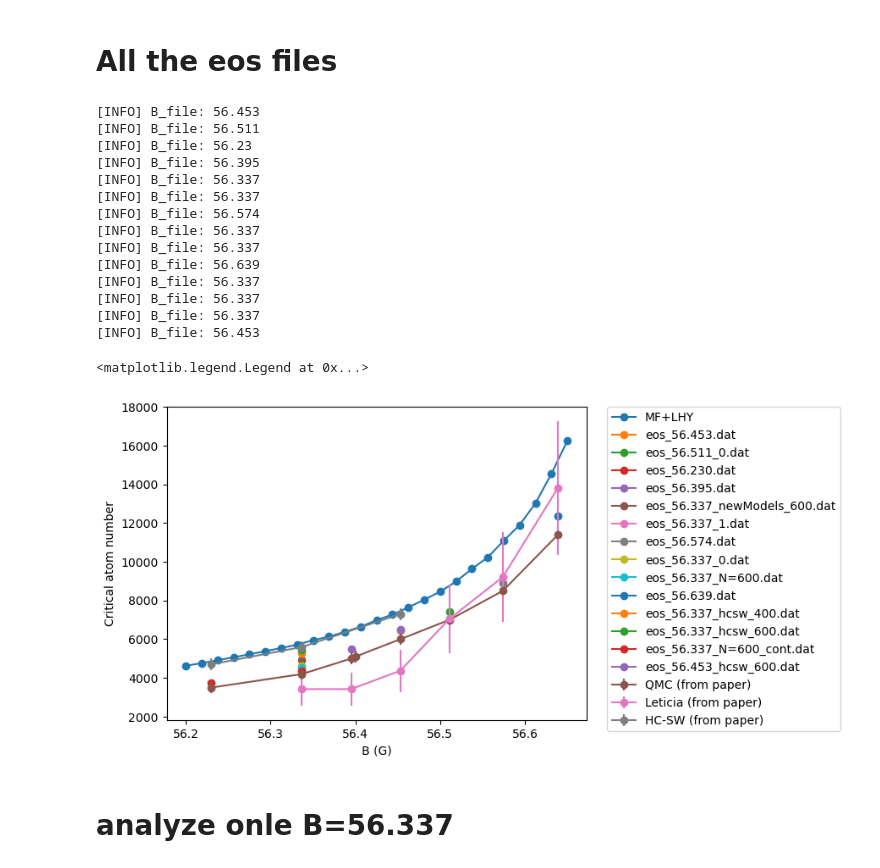
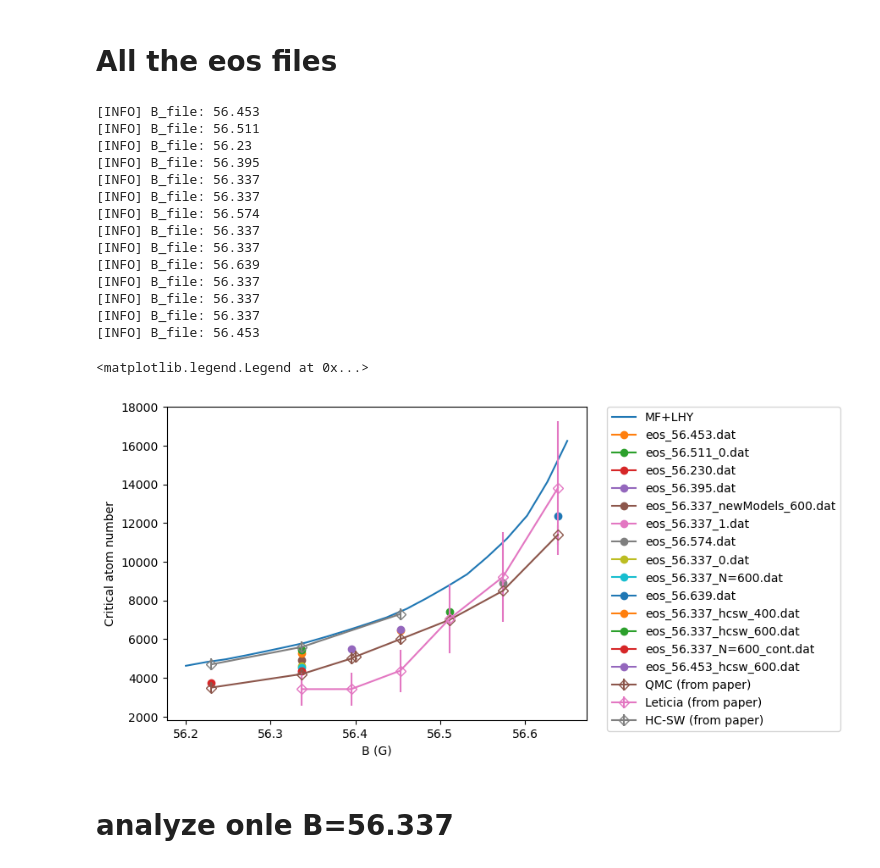
Before and after one commit to viktorcikojevic/39K-bose-bose-qmc, a Jupyter notebook: critical_atom_number.ipynb, the cells around one changed output. Saved outputs shown, nothing was run; the diff lists cells and outputs as text; code cells hidden in the pictures.

```diff
--- a/critical_atom_number.ipynb
+++ b/critical_atom_number.ipynb
@@ -197,7 +214,7 @@ plt.legend()
 Ok, so this is how a figure from the paper is generated. Now let's do the following: Let's
 # %%
 # set B_range to be between 56.2 and 56.65
-B_range = np.linspace(56.2, 56.65, 25)
+B_range = np.linspace(56.2, 56.65, 20)
 # For each point in the B_range, calculate the critical atom number
 nparticles = np.zeros_like(B_range)
 en_0 = np.zeros_like(B_range)
@@ -206,7 +223,7 @@ for i, B in enumerate(B_range):
     alpha, beta = get_mflhy_params(interpolate_a11(B), interpolate_a22(B), interpolate_a12(B))
     nparticles[i], en_0[i] = estimate_nc(alpha, beta, gamma, interpolate_a11(B), a_ho)
 # Plot the critical atom number as a function of B
-plt.plot(B_range, nparticles, label="MF+LHY", marker='o')
+plt.plot(B_range, nparticles, label="MF+LHY", marker='', ls='-')
 # ylabel is "Critical atom number" and xlabel is "B (G)"
 plt.ylabel("Critical atom number")
 plt.xlabel("B (G)")
@@ -237,9 +254,9 @@ data_qmc = np.loadtxt("./data-from-paper/fig3a_qmc.dat")
 data_let = np.loadtxt("./data-from-paper/fig3a_data_leticia.dat")
 data_hcsw = np.loadtxt("./data-from-paper/fig3a_qmc_hcsw.dat")
 # Plot the data from fig3a_qmc.dat, fig3a_data_leticia.dat, fig3a_qmc_hcsw.dat. 0th column is B, 1st column is nparticles, 2nd column is error. In case of fig3a_data_leticia.dat, 2nd column is nparticles, 3rd column is error.
-plt.errorbar(data_qmc[:,0], data_qmc[:,1], yerr=data_qmc[:,2], label="QMC (from paper)", marker='o')
-plt.errorbar(data_let[:,0], data_let[:,2], yerr=data_let[:,3], label="Leticia (from paper)", marker='o')
-plt.errorbar(data_hcsw[:,0], data_hcsw[:,1], yerr=data_hcsw[:,2], label="HC-SW (from paper)", marker='o')
+plt.errorbar(data_qmc[:,0], data_qmc[:,1], yerr=data_qmc[:,2], label="QMC (from paper)", marker='D', fillstyle='none')
+plt.errorbar(data_let[:,0], data_let[:,2], yerr=data_let[:,3], label="Leticia (from paper)", marker='D', fillstyle='none')
+plt.errorbar(data_hcsw[:,0], data_hcsw[:,1], yerr=data_hcsw[:,2], label="HC-SW (from paper)", marker='D', fillstyle='none')
 
 plt.legend()
 # %% [output]
@@ -253,6 +282,6 @@ Critical atom number: 12388.490134016645
 # %%
 # set B_range to be between 56.2 and 56.65
-B_range = np.linspace(56.2, 56.65, 25)
+B_range = np.linspace(56.2, 56.65, 20)
 # For each point in the B_range, calculate the critical atom number
 nparticles = np.zeros_like(B_range)
 en_0 = np.zeros_like(B_range)
@@ -261,7 +290,7 @@ for i, B in enumerate(B_range):
     alpha, beta = get_mflhy_params(interpolate_a11(B), interpolate_a22(B), interpolate_a12(B))
     nparticles[i], en_0[i] = estimate_nc(alpha, beta, gamma, interpolate_a11(B), a_ho)
 # Plot the critical atom number as a function of B
-plt.plot(B_range, nparticles, label="MF+LHY", marker='o')
+plt.plot(B_range, nparticles, label="MF+LHY", marker='', ls='-')
 # ylabel is "Critical atom number" and xlabel is "B (G)"
 plt.ylabel("Critical atom number")
 plt.xlabel("B (G)")
@@ -292,9 +321,9 @@ data_qmc = np.loadtxt("./data-from-paper/fig3a_qmc.dat")
 data_let = np.loadtxt("./data-from-paper/fig3a_data_leticia.dat")
 data_hcsw = np.loadtxt("./data-from-paper/fig3a_qmc_hcsw.dat")
 # Plot the data from fig3a_qmc.dat, fig3a_data_leticia.dat, fig3a_qmc_hcsw.dat. 0th column is B, 1st column is nparticles, 2nd column is error. In case of fig3a_data_leticia.dat, 2nd column is nparticles, 3rd column is error.
-plt.errorbar(data_qmc[:,0], data_qmc[:,1], yerr=data_qmc[:,2], label="QMC (from paper)", marker='o')
-plt.errorbar(data_let[:,0], data_let[:,2], yerr=data_let[:,3], label="Leticia (from paper)", marker='o')
-plt.errorbar(data_hcsw[:,0], data_hcsw[:,1], yerr=data_hcsw[:,2], label="HC-SW (from paper)", marker='o')
+plt.errorbar(data_qmc[:,0], data_qmc[:,1], yerr=data_qmc[:,2], label="QMC (from paper)", marker='D', fillstyle='none')
+plt.errorbar(data_let[:,0], data_let[:,2], yerr=data_let[:,3], label="Leticia (from paper)", marker='D', fillstyle='none')
+plt.errorbar(data_hcsw[:,0], data_hcsw[:,1], yerr=data_hcsw[:,2], label="HC-SW (from paper)", marker='D', fillstyle='none')
 
 plt.legend()
 # %% [output]
@@ -309,6 +349,6 @@ Critical atom number: 8891.597621976243
 # %%
 # set B_range to be between 56.2 and 56.65
-B_range = np.linspace(56.2, 56.65, 25)
+B_range = np.linspace(56.2, 56.65, 20)
 # For each point in the B_range, calculate the critical atom number
 nparticles = np.zeros_like(B_range)
 en_0 = np.zeros_like(B_range)
@@ -317,7 +357,7 @@ for i, B in enumerate(B_range):
     alpha, beta = get_mflhy_params(interpolate_a11(B), interpolate_a22(B), interpolate_a12(B))
     nparticles[i], en_0[i] = estimate_nc(alpha, beta, gamma, interpolate_a11(B), a_ho)
 # Plot the critical atom number as a function of B
-plt.plot(B_range, nparticles, label="MF+LHY", marker='o')
+plt.plot(B_range, nparticles, label="MF+LHY", marker='', ls='-')
 # ylabel is "Critical atom number" and xlabel is "B (G)"
 plt.ylabel("Critical atom number")
 plt.xlabel("B (G)")
@@ -348,9 +388,9 @@ data_qmc = np.loadtxt("./data-from-paper/fig3a_qmc.dat")
 data_let = np.loadtxt("./data-from-paper/fig3a_data_leticia.dat")
 data_hcsw = np.loadtxt("./data-from-paper/fig3a_qmc_hcsw.dat")
 # Plot the data from fig3a_qmc.dat, fig3a_data_leticia.dat, fig3a_qmc_hcsw.dat. 0th column is B, 1st column is nparticles, 2nd column is error. In case of fig3a_data_leticia.dat, 2nd column is nparticles, 3rd column is error.
-plt.errorbar(data_qmc[:,0], data_qmc[:,1], yerr=data_qmc[:,2], label="QMC (from paper)", marker='o')
-plt.errorbar(data_let[:,0], data_let[:,2], yerr=data_let[:,3], label="Leticia (from paper)", marker='o')
-plt.errorbar(data_hcsw[:,0], data_hcsw[:,1], yerr=data_hcsw[:,2], label="HC-SW (from paper)", marker='o')
+plt.errorbar(data_qmc[:,0], data_qmc[:,1], yerr=data_qmc[:,2], label="QMC (from paper)", marker='D', fillstyle='none')
+plt.errorbar(data_let[:,0], data_let[:,2], yerr=data_let[:,3], label="Leticia (from paper)", marker='D', fillstyle='none')
+plt.errorbar(data_hcsw[:,0], data_hcsw[:,1], yerr=data_hcsw[:,2], label="HC-SW (from paper)", marker='D', fillstyle='none')
 
 plt.legend()
 # %% [output]
@@ -366,7 +417,7 @@ Critical atom number: 8891.597621976243
 # All the eos files
 # %%
 # set B_range to be between 56.2 and 56.65
-B_range = np.linspace(56.2, 56.65, 25)
+B_range = np.linspace(56.2, 56.65, 20)
 # For each point in the B_range, calculate the critical atom number
 nparticles = np.zeros_like(B_range)
 en_0 = np.zeros_like(B_range)
@@ -375,7 +426,7 @@ for i, B in enumerate(B_range):
     alpha, beta = get_mflhy_params(interpolate_a11(B), interpolate_a22(B), interpolate_a12(B))
     nparticles[i], en_0[i] = estimate_nc(alpha, beta, gamma, interpolate_a11(B), a_ho, verbose=False)
 # Plot the critical atom number as a function of B
-plt.plot(B_range, nparticles, label="MF+LHY", marker='o')
+plt.plot(B_range, nparticles, label="MF+LHY", marker='', ls='-')
 # ylabel is "Critical atom number" and xlabel is "B (G)"
 plt.ylabel("Critical atom number")
 plt.xlabel("B (G)")
@@ -403,37 +454,37 @@ for eos_file in eos_files:
         sigma_en = data[:,2]
     alpha, beta, gamma = curve_fit(lambda rho, alpha, beta, gamma: alpha*rho + beta*rho**gamma, rho, en, sigma=sigma_en,p0=[-2, 10, 1.5], maxfev=10000)[0]
     nparticles, en_0 = estimate_nc(alpha, beta, gamma, interpolate_a11(B_file), a_ho, verbose=False)
     plt.plot(B_file, nparticles, marker='o', label=eos_file)
 
 
 # Load data fig3a_qmc.dat, fig3a_data_leticia.dat, fig3a_qmc_hcsw.dat from the ./data-from-paper/ folder
 data_qmc = np.loadtxt("./data-from-paper/fig3a_qmc.dat")
 data_let = np.loadtxt("./data-from-paper/fig3a_data_leticia.dat")
 data_hcsw = np.loadtxt("./data-from-paper/fig3a_qmc_hcsw.dat")
 # Plot the data from fig3a_qmc.dat, fig3a_data_leticia.dat, fig3a_qmc_hcsw.dat. 0th column is B, 1st column is nparticles, 2nd column is error. In case of fig3a_data_leticia.dat, 2nd column is nparticles, 3rd column is error.
-plt.errorbar(data_qmc[:,0], data_qmc[:,1], yerr=data_qmc[:,2], label="QMC (from paper)", marker='o')
-plt.errorbar(data_let[:,0], data_let[:,2], yerr=data_let[:,3], label="Leticia (from paper)", marker='o')
-plt.errorbar(data_hcsw[:,0], data_hcsw[:,1], yerr=data_hcsw[:,2], label="HC-SW (from paper)", marker='o')
+plt.errorbar(data_qmc[:,0], data_qmc[:,1], yerr=data_qmc[:,2], label="QMC (from paper)", marker='D', fillstyle='none')
+plt.errorbar(data_let[:,0], data_let[:,2], yerr=data_let[:,3], label="Leticia (from paper)", marker='D', fillstyle='none')
+plt.errorbar(data_hcsw[:,0], data_hcsw[:,1], yerr=data_hcsw[:,2], label="HC-SW (from paper)", marker='D', fillstyle='none')
 
 # put legend outside the plot
 plt.legend(bbox_to_anchor=(1.05, 1), loc='upper left', borderaxespad=0.)
 # %% [output]
 [INFO] B_file: 56.453
 [INFO] B_file: 56.511
 [INFO] B_file: 56.23
 [INFO] B_file: 56.395
 [INFO] B_file: 56.337
 [INFO] B_file: 56.337
 [INFO] B_file: 56.574
 [INFO] B_file: 56.337
 [INFO] B_file: 56.337
 [INFO] B_file: 56.639
 [INFO] B_file: 56.337
 [INFO] B_file: 56.337
 [INFO] B_file: 56.337
 [INFO] B_file: 56.453
 <matplotlib.legend.Legend at 0x...>
-[figure, old version]
+[figure, new version]
 # %% [markdown]
 # analyze onle B=56.337
 # %%
```
Also changed, not shown: parts of 9 cells of this notebook.
